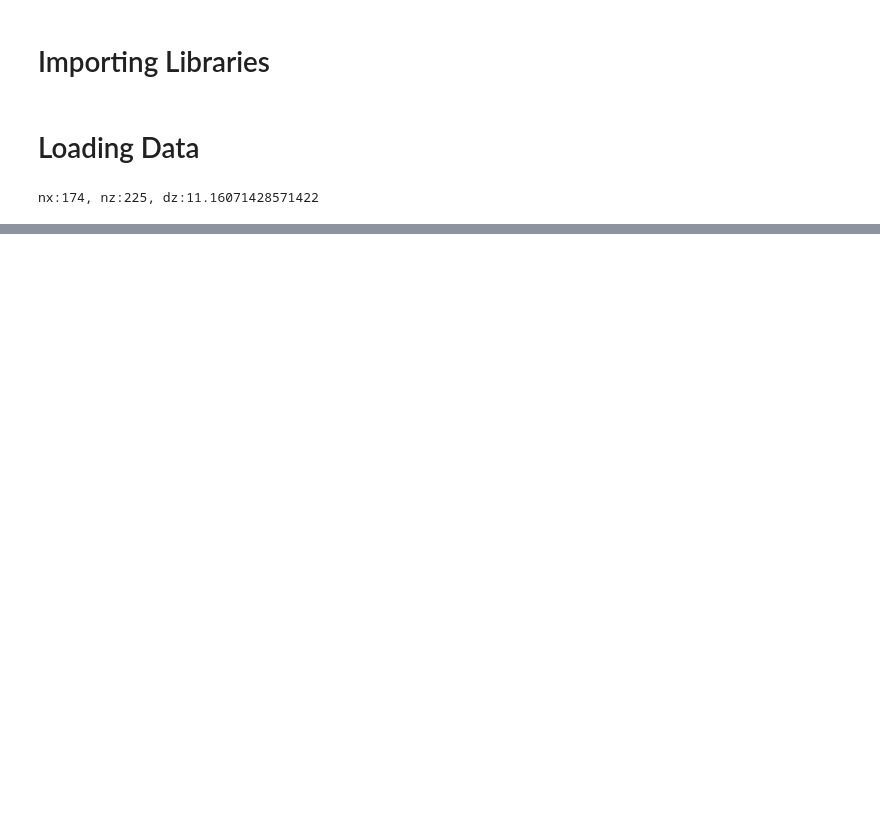
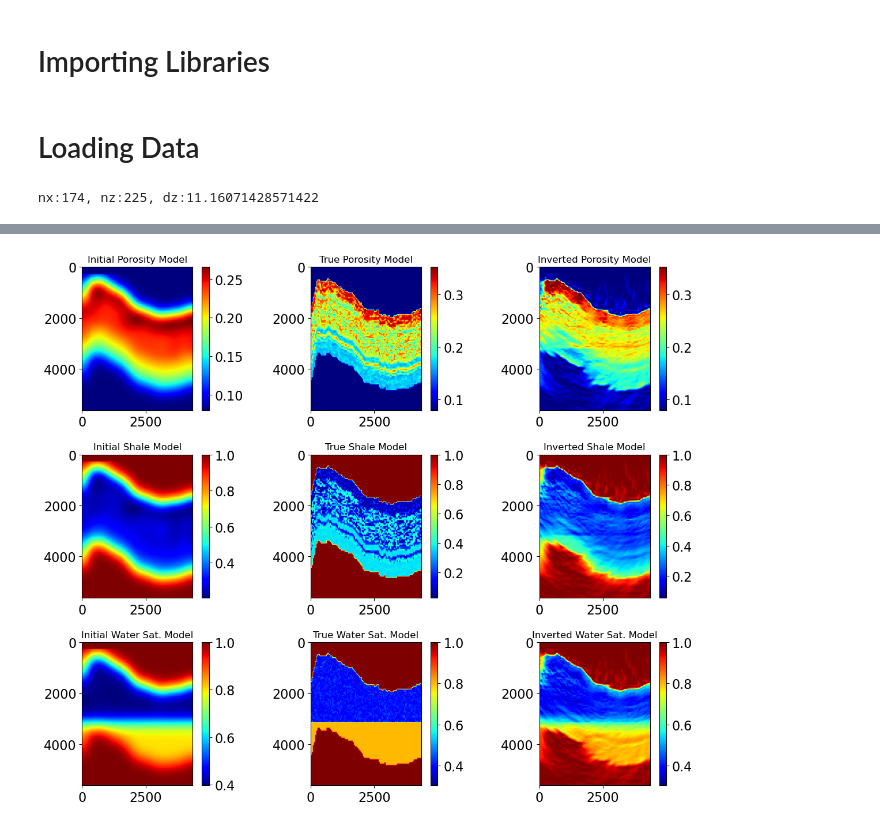
Before and after one commit to LIGA-UFBA/Pylops, a Jupyter notebook: tutorials/notebooks/Petrophysics/Pylops_MultiscaleFWI_PetroAcoustic.ipynb, the cells around one changed output, grey strips where cells are left out. Drawn from its saved outputs; the diff is of its cells as text; code cells hidden in the pictures; blank space fills up the shorter version.

```diff
--- a/tutorials/notebooks/Petrophysics/Pylops_MultiscaleFWI_PetroAcoustic.ipynb
+++ b/tutorials/notebooks/Petrophysics/Pylops_MultiscaleFWI_PetroAcoustic.ipynb
@@ -223,0 +181,43 @@ plt.show()
+# %%
+extent = [0, nx*spacing[0], nz*spacing[1], 0]
+plt.figure(figsize=(12,10))
+plt.subplot(3,3,1)
+plt.imshow(init_phi.T, cmap='jet',extent=extent)
+plt.title('Initial Porosity Model', fontsize=12)
+plt.colorbar()
+plt.subplot(3,3,2)
+plt.imshow(phi.T, cmap='jet',extent=extent)
+plt.title('True Porosity Model', fontsize=12)
+plt.colorbar()
+plt.subplot(3,3,3)
+plt.imshow(phi_inv.T, cmap='jet',extent=extent)
+plt.title('Inverted Porosity Model', fontsize=12)
+plt.colorbar()
+plt.subplot(3,3,4)
+plt.imshow(init_vsh.T, cmap='jet',extent=extent)
+plt.title('Initial Shale Model', fontsize=12)
+plt.colorbar()
+plt.subplot(3,3,5)
+plt.imshow(vsh.T, cmap='jet',extent=extent)
+plt.title('True Shale Model', fontsize=12)
+plt.colorbar()
+plt.subplot(3,3,6)
+plt.imshow(vsh_inv.T, cmap='jet',extent=extent)
+plt.title('Inverted Shale Model', fontsize=12)
+plt.colorbar()
+plt.subplot(3,3,7)
+plt.imshow(init_sw.T, cmap='jet',extent=extent)
+plt.title('Initial Water Sat. Model', fontsize=12)
+plt.colorbar()
+plt.subplot(3,3,8)
+plt.imshow(sw.T, cmap='jet',extent=extent)
+plt.title('True Water Sat. Model', fontsize=12)
+plt.colorbar()
+plt.subplot(3,3,9)
+plt.imshow(sw_inv.T, cmap='jet',extent=extent)
+plt.title('Inverted Water Sat. Model', fontsize=12)
+plt.colorbar()
+plt.tight_layout()
+# plt.savefig('Results_PylopsPetroAcousitc_FWI.png', format='png', dpi=200)
+# %% [output]
+[figure, new version]
```
Also changed, not shown: parts of 5 cells of this notebook, 3 other files.
